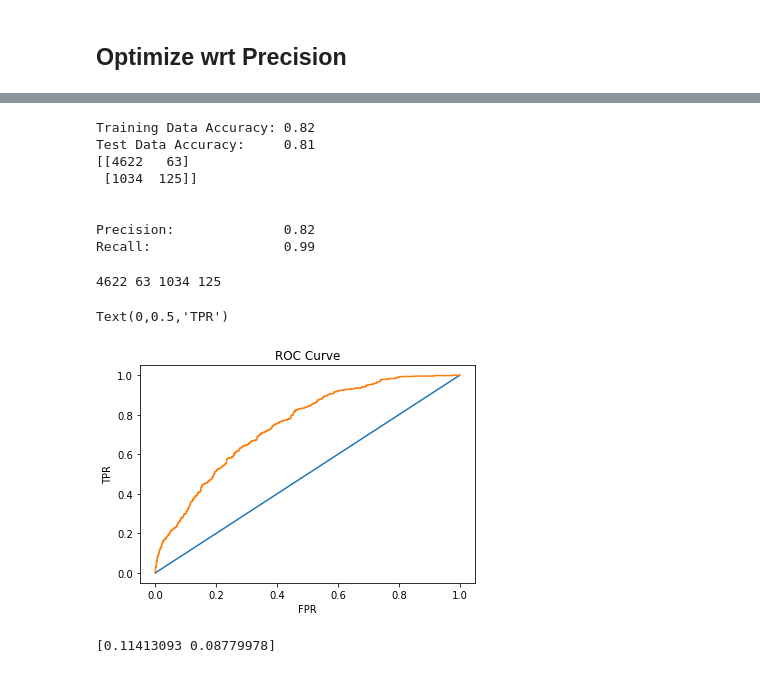
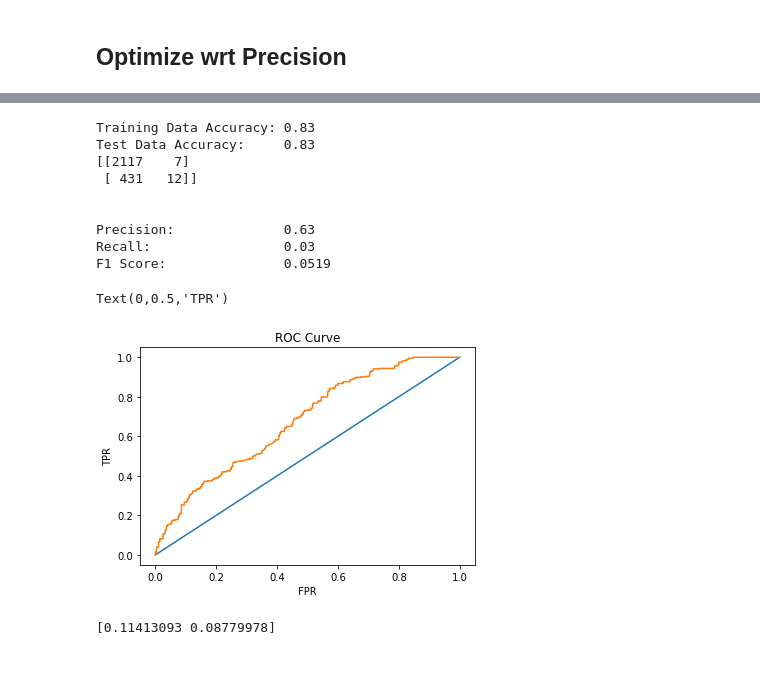
Before and after one commit to jdmendoza/predicting_startup_success, a Jupyter notebook: Danny_Rudimentary_Data_Exploration.ipynb, the cells around one changed output, grey strips where cells are left out. Cells and saved outputs as stored; diff of their text form; code cells hidden in the pictures.

Commit message:
simple model

```diff
--- a/Danny_Rudimentary_Data_Exploration.ipynb
+++ b/Danny_Rudimentary_Data_Exploration.ipynb
@@ -285,8 +359,8 @@ def bin_multi_label(dataframe,column_name):
     #print("\n")
     return one_hot, model_df
 # %%
-mlb_market,market_df = bin_multi_label(df_base,'company_market');
-mlb_city,city_df = bin_multi_label(df_base,'company_city');
+mlb_market,market_df = bin_multi_label(df_base,'company_market_popular');
+#mlb_city,city_df = bin_multi_label(df_base,'company_city_popular');
 # %%
 mlb_market.transform
 # %% [output]
@@ -319,5 +379,5 @@ Index(['company_name', 'company_market', 'company_city', 'total_funding'], dtype
 # %%
-data_encoded = pd.concat([market_df,city_df,df_base['total_funding']], axis=1,sort=False)
+data_encoded = pd.concat([market_df,df_base['total_funding']], axis=1,sort=False)
 # %%
 print('shape',data_encoded.shape)
 print('target',target.shape)
@@ -554,6 +574,6 @@ param_grid = dict(C=c_range)
 # %%
 from sklearn.model_selection import train_test_split, RandomizedSearchCV, GridSearchCV
 
-grid = RandomizedSearchCV(model, param_grid, cv=5, scoring='f1', n_jobs=-1, verbose=True)
+grid = RandomizedSearchCV(model, param_grid, cv=10, scoring='f1', n_jobs=-1, verbose=True)
 grid.fit(X_train, y_train)
 # %% [output]
@@ -616,5 +636,5 @@ LogisticRegression(C=0.7423149980177935, class_weight=None, dual=False,
 # %%
-model1 = linear_model.LogisticRegression(solver='newton-cg',penalty='l2',C=0.7423149980177935)
+model1 = linear_model.LogisticRegression(solver='newton-cg',penalty='l2',C=2.444754724726473)
 model1.fit(X_train, y_train)
 
 # accuracy for test & train:
@@ -628,43 +648,45 @@ y_pred = model1.predict(X_test)
 
 
 conf = confusion_matrix(y_true, y_pred)
+tn, fp, fn, tp = conf.ravel()
+
 print(conf)
 
+precision = (tp / (tp + fp))
+recall = (tp / (tp + fn))
+f1_score = 2*precision*recall/(precision + recall)
+
 print ('\n')
-print ("Precision:              %0.2f" %(conf[0, 0] / (conf[0, 0] + conf[1, 0])))
-print ("Recall:                 %0.2f"% (conf[0, 0] / (conf[0, 0] + conf[0, 1])))
+print ("Precision:              %0.2f" % precision)
+print ("Recall:                 %0.2f"% recall)
+print ("F1 Score:               %0.4f"% f1_score)
 # %% [output]
-Training Data Accuracy: 0.82
-Test Data Accuracy:     0.81
-[[4622   63]
- [1034  125]]
+Training Data Accuracy: 0.83
+Test Data Accuracy:     0.83
+[[2117    7]
+ [ 431   12]]
 
 
-Precision:              0.82
-Recall:                 0.99
+Precision:              0.63
+Recall:                 0.03
+F1 Score:               0.0519
-# %%
-tn, fp, fn, tp=confusion_matrix(y_true, y_pred).ravel()
-
-print(tn, fp, fn, tp)
-# %% [output]
-4622 63 1034 125
 # %%
 #Make this into a function to generate a ROC curve
 y_score=model1.predict_proba(X_test)[:,1]
 
 FPR, TPR, thresholds = roc_curve(y_test, y_score)
-roc_auc = auc(fpr, tpr)
+roc_auc = auc(FPR, TPR)
 
 plt.figure()
 # Plotting our Baseline..
 plt.plot([0,1],[0,1])
 plt.plot(FPR,TPR)
 plt.title('ROC Curve')
 plt.xlabel('FPR')
 plt.ylabel('TPR')
 # %% [output]
 Text(0,0.5,'TPR')
-[figure, old version]
+[figure, new version]
 # %%
 import numpy as np
 from scipy.stats import norm
```
Also changed, not shown: parts of 39 cells of this notebook, 1 other file.
